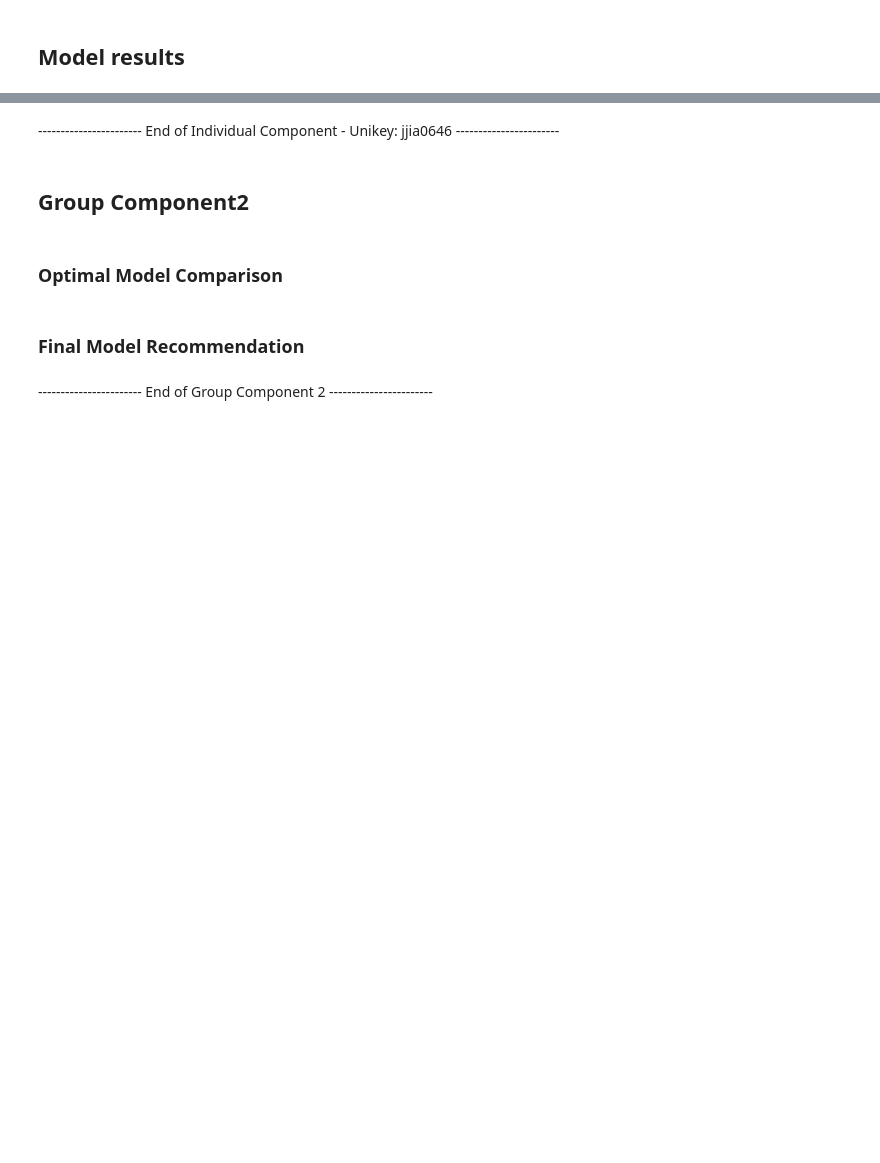
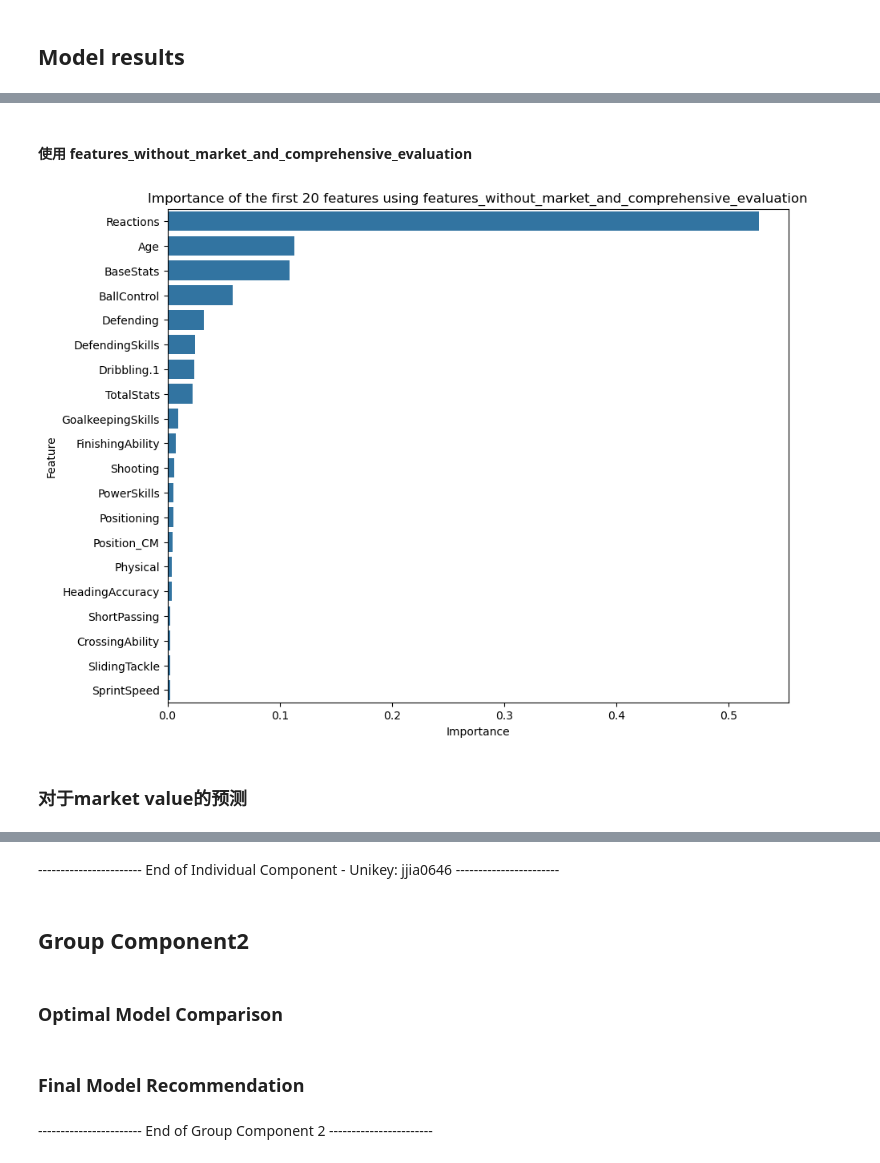
Before and after one commit to ThisFat/5310assignment2, a Jupyter notebook: Group1_Activity9_A2_Code.ipynb, the cells around one changed output, grey strips where cells are left out. Cells and saved outputs as stored; diff of their text form; code cells hidden in the pictures; blank space fills up the shorter version.

```diff
--- a/Group1_Activity9_A2_Code.ipynb
+++ b/Group1_Activity9_A2_Code.ipynb
@@ -211,6 +220,0 @@ print("测试集R²得分:", test_r2)
-# %%
-# 初始化模型
-dt_regressor_alt = DecisionTreeRegressor(random_state=42)
-
-# 训练模型
-dt_regressor_alt.fit(train_feature_without_market_and_comprehensive_evaluation, train_labels_without_market_and_comprehensive_evaluation)
@@ -273,0 +305,20 @@ print("替代模型调优后验证集R²得分:", r2_alt)
+# %% [markdown]
+#### 使用 features_without_market_and_comprehensive_evaluation
+# %%
+importances_wo_market = best_dt_regressor_wo_market.feature_importances_
+
+feature_importances_wo_market = pd.DataFrame({
+    'Feature': train_feature_without_market_and_comprehensive_evaluation.columns,
+    'Importance': importances_wo_market
+})
+
+feature_importances_wo_market = feature_importances_wo_market.sort_values(by='Importance', ascending=False)
+
+plt.figure(figsize=(10, 8))
+sns.barplot(x='Importance', y='Feature', data=feature_importances_wo_market.head(20))
+plt.title('Importance of the first 20 features using features_without_market_and_comprehensive_evaluation')
+plt.show()
+# %% [output]
+[figure, added]
+# %% [markdown]
+### 对于market value的预测
```
Also changed, not shown: parts of 22 cells of this notebook.
